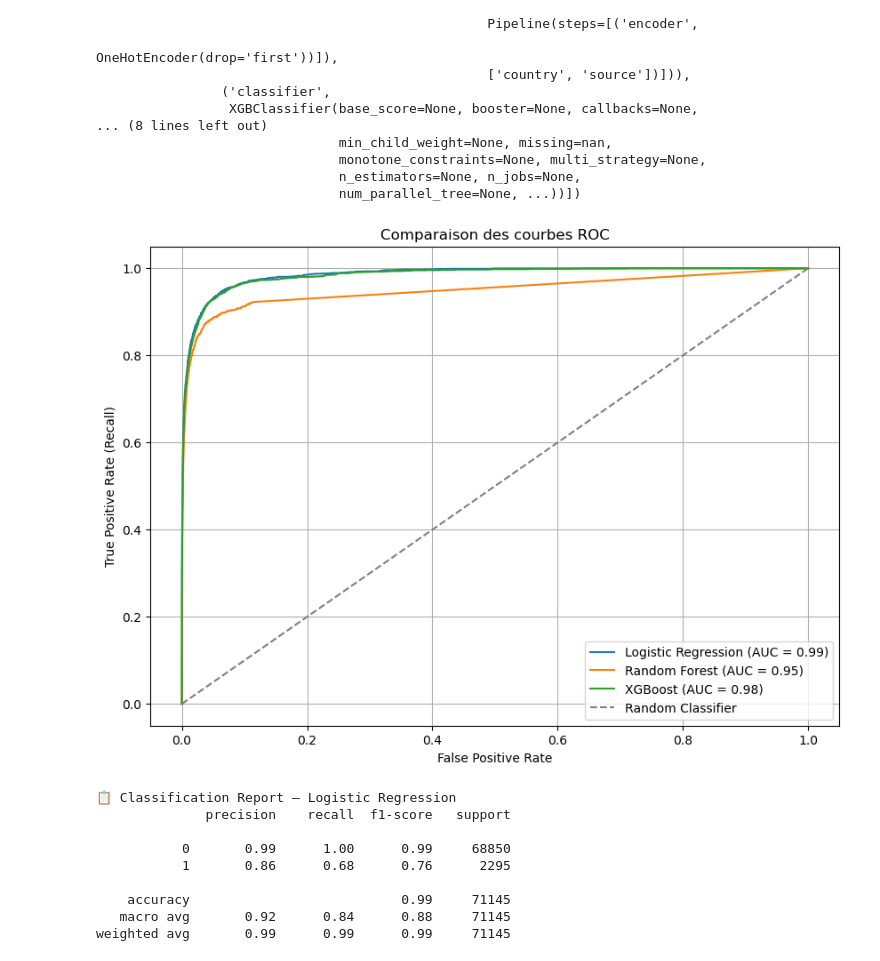
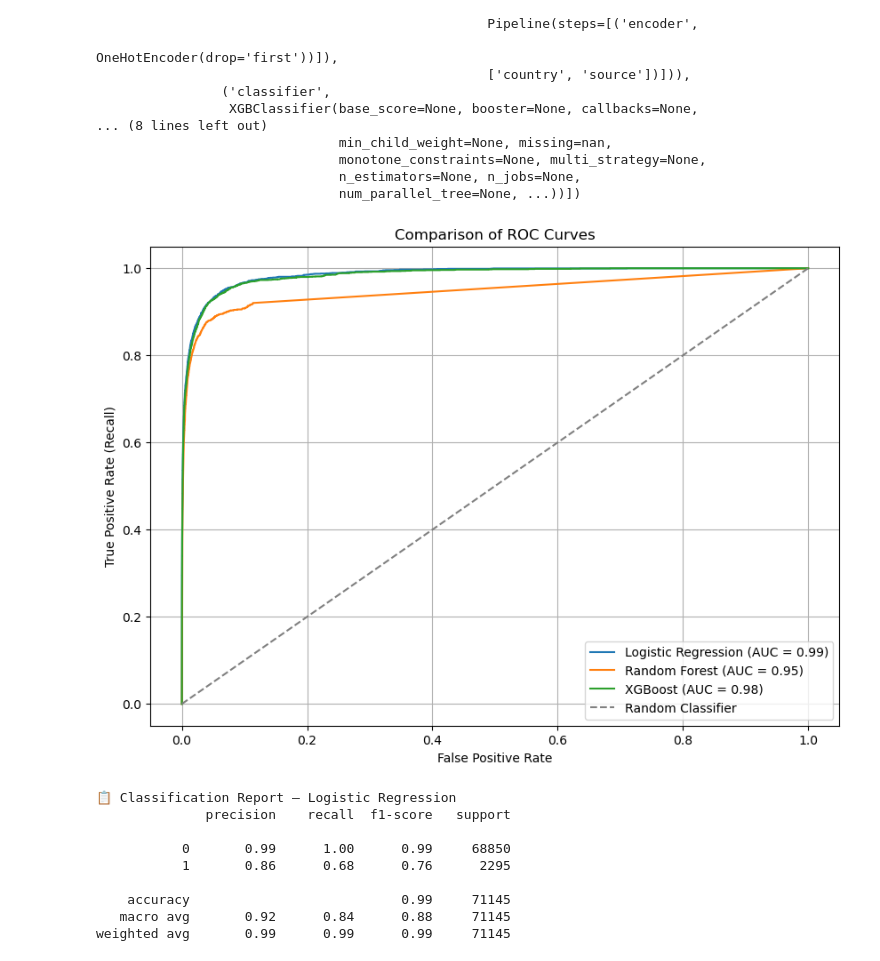
Before and after one commit to Quentin-qha/Jedha, a Jupyter notebook: 05_supervised_machine_learning/convertion_rate.ipynb, the cells around one changed output. Drawn from its saved outputs; the diff is of its cells as text; code cells hidden in the pictures.

```diff
--- a/05_supervised_machine_learning/convertion_rate.ipynb
+++ b/05_supervised_machine_learning/convertion_rate.ipynb
@@ -281,32 +375,29 @@ Pipeline(steps=[('preprocessor',
                                n_estimators=None, n_jobs=None,
                                num_parallel_tree=None, ...))])
 # %%
-#from sklearn.metrics import roc_curve, auc
-import matplotlib.pyplot as plt
-
 models = {
     "Logistic Regression": logistic_pipeline,
     "Random Forest": rf_pipeline,
     "XGBoost": xgb_pipeline
 }
 
 plt.figure(figsize=(10, 7))
 
 for name, model in models.items():
     y_proba = model.predict_proba(X_test)[:, 1]
     fpr, tpr, _ = roc_curve(y_test, y_proba)
     roc_auc = auc(fpr, tpr)
     plt.plot(fpr, tpr, label=f"{name} (AUC = {roc_auc:.2f})")
 
 plt.plot([0, 1], [0, 1], linestyle='--', color='gray', label='Random Classifier')
 plt.xlabel("False Positive Rate")
 plt.ylabel("True Positive Rate (Recall)")
-plt.title("Comparaison des courbes ROC")
+plt.title("Comparison of ROC Curves")
 plt.legend(loc="lower right")
 plt.grid(True)
 plt.show()
 # %% [output]
-[figure, old version]
+[figure, new version]
 # %%
 y_pred_logistic = logistic_pipeline.predict(X_test)
 print(f"📋 Classification Report — Logistic Regression")
```
Also changed, not shown: parts of 29 cells of this notebook, 1 other file.
